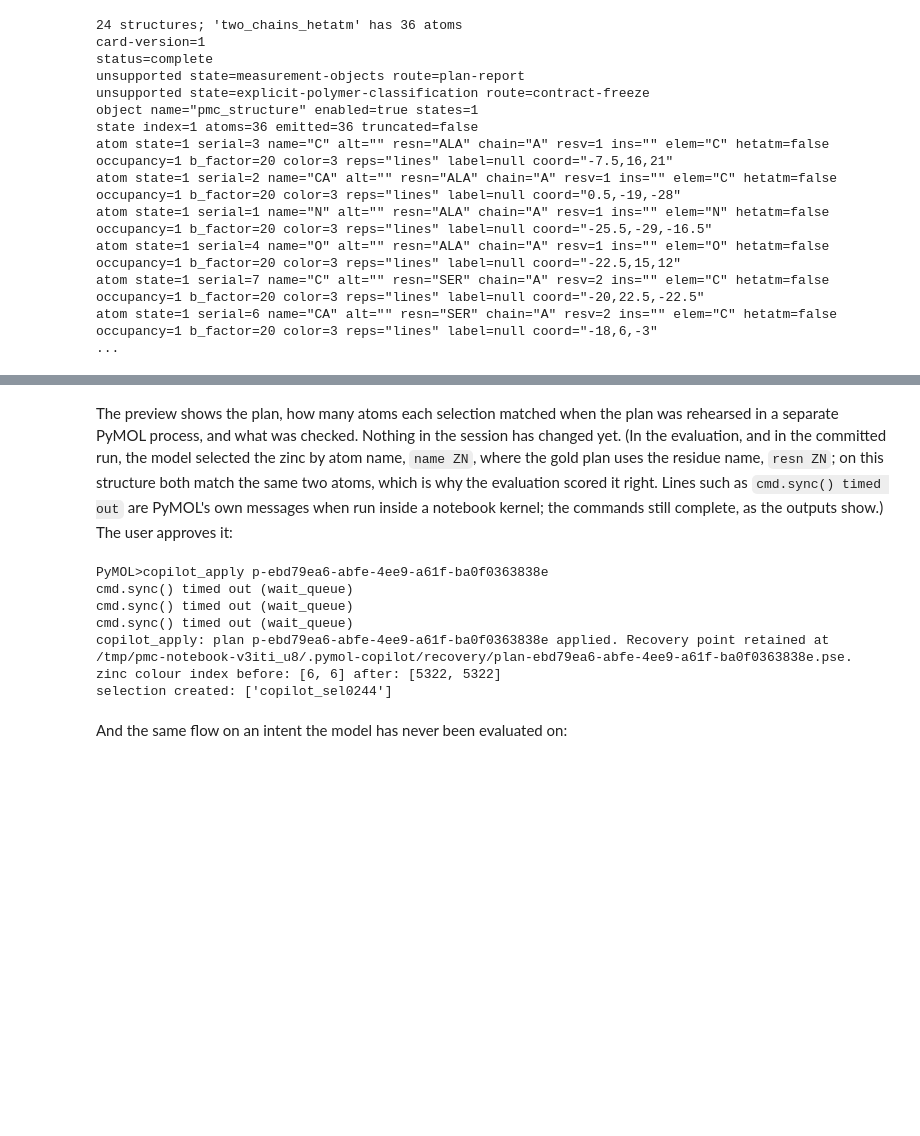
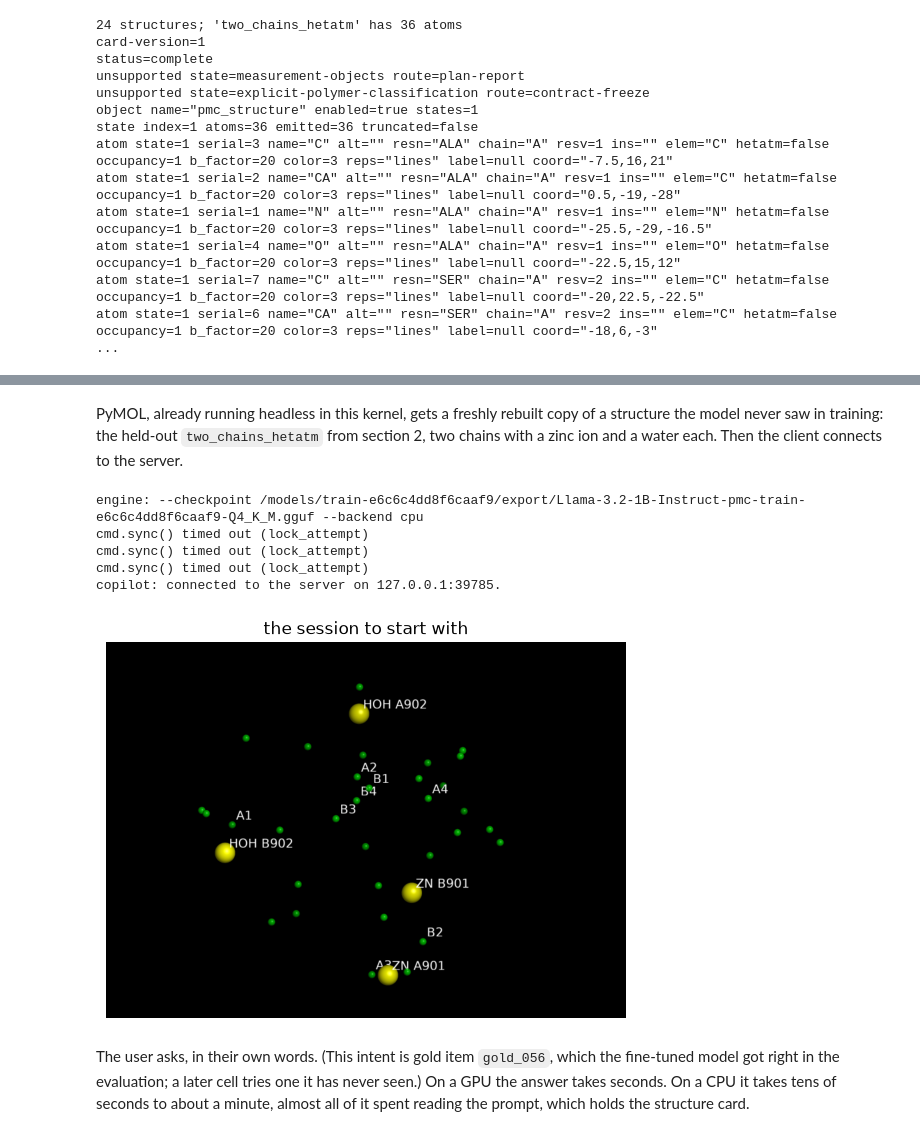
Before and after one commit to urban233/pymol-copilot, a Jupyter notebook: notebooks/pymol_copilot.ipynb, the cells around one changed output, grey strips where cells are left out. Cells and saved outputs as stored; diff of their text form; code cells hidden in the pictures; blank space fills up the shorter version.

```diff
--- a/notebooks/pymol_copilot.ipynb
+++ b/notebooks/pymol_copilot.ipynb
@@ -865,35 +854,49 @@ copilot plan p-ebd79ea6-abfe-4ee9-a61f-ba0f0363838e (expires 2026-10-25T12:08:54
 # %% [markdown]
-The preview shows the plan, how many atoms each selection matched when
-the plan was rehearsed in a separate PyMOL process, and what was
-checked. Nothing in the session has changed yet. (In the evaluation,
-and in the committed run, the model selected the zinc by atom name,
-`name ZN`, where the gold plan uses the residue name, `resn ZN`; on
-this structure both match the same two atoms, which is why the
-evaluation scored it right. Lines such as `cmd.sync() timed out` are
-PyMOL's own messages when run inside a notebook kernel; the commands
-still complete, as the outputs show.) The user approves it:
+PyMOL, already running headless in this kernel, gets a freshly rebuilt
+copy of a structure the model never saw in training: the held-out
+`two_chains_hetatm` from section 2, two chains with a zinc ion and a
+water each. Then the client connects to the server.
 # %%
-plan_id = None
+import tempfile
+
+from pmc_client.bootstrap import connect_from_handoff
+from pmc_client.recovery import RecoveryStore
+
+output_lines: list[str] = []
 if RUN_DEMO:
-    plan_id = support.plan_id(preview)
-if plan_id is not None:
-    driver.run(f"copilot_apply {plan_id}")
+    lemonade = support.start_engine(MODEL_NAME, CONTEXT_SIZE)
+    print("engine:", " ".join(lemonade.flags))
+    workdir = Path(tempfile.mkdtemp(prefix="pmc-notebook-"))
+    handoff = workdir / "session.json"
+    server = support.start_server([*SERVER_FLAGS, *lemonade.flags], handoff)
+    # Section 3 changed the structure: rebuild it.
+    cmd.delete("all")
+    reconstruct(cmd, snapshot)
+    driver = support.ConsoleDriver(cmd)
+    client = connect_from_handoff(
+        driver,
+        output_lines.append,
+        path=handoff,
+        recovery_store=RecoveryStore(workdir),
+    )
     print("\n".join(output_lines))
     output_lines.clear()
-    after_color = []
-    cmd.iterate("resn ZN", "after_color.append(color)", space=locals())
-    print("zinc colour index before:", before_color, "after:", after_color)
-    print("selection created:", cmd.get_names("selections"))
-elif RUN_DEMO:
-    print("The copilot offered no plan to apply; see its answer above.")
+    support.show_pictures(("the session to start with", support.picture(cmd)))
+else:
+    print(
+        "RUN_DEMO is off: set PMC_NOTEBOOK_DEMO=1 with Lemonade serving the model."
+    )
 # %% [output]
-PyMOL>copilot_apply p-ebd79ea6-abfe-4ee9-a61f-ba0f0363838e
-cmd.sync() timed out (wait_queue)
-cmd.sync() timed out (wait_queue)
-cmd.sync() timed out (wait_queue)
-copilot_apply: plan p-ebd79ea6-abfe-4ee9-a61f-ba0f0363838e applied. Recovery point retained at /tmp/pmc-notebook-v3iti_u8/.pymol-copilot/recovery/plan-ebd79ea6-abfe-4ee9-a61f-ba0f0363838e.pse.
-zinc colour index before: [6, 6] after: [5322, 5322]
-selection created: ['copilot_sel0244']
+engine: --checkpoint /models/train-e6c6c4dd8f6caaf9/export/Llama-3.2-1B-Instruct-pmc-train-e6c6c4dd8f6caaf9-Q4_K_M.gguf --backend cpu
+cmd.sync() timed out (lock_attempt)
+cmd.sync() timed out (lock_attempt)
+cmd.sync() timed out (lock_attempt)
+copilot: connected to the server on 127.0.0.1:39785.
+[figure, added]
 # %% [markdown]
-And the same flow on an intent the model has never been evaluated on:
+The user asks, in their own words. (This intent is gold item `gold_056`,
+which the fine-tuned model got right in the evaluation; a later cell
+tries one it has never seen.) On a GPU the answer takes seconds. On a
+CPU it takes tens of seconds to about a minute, almost all of it spent
+reading the prompt, which holds the structure card.
 # %%
```
Also changed, not shown: parts of 76 cells of this notebook, 4 other files.
